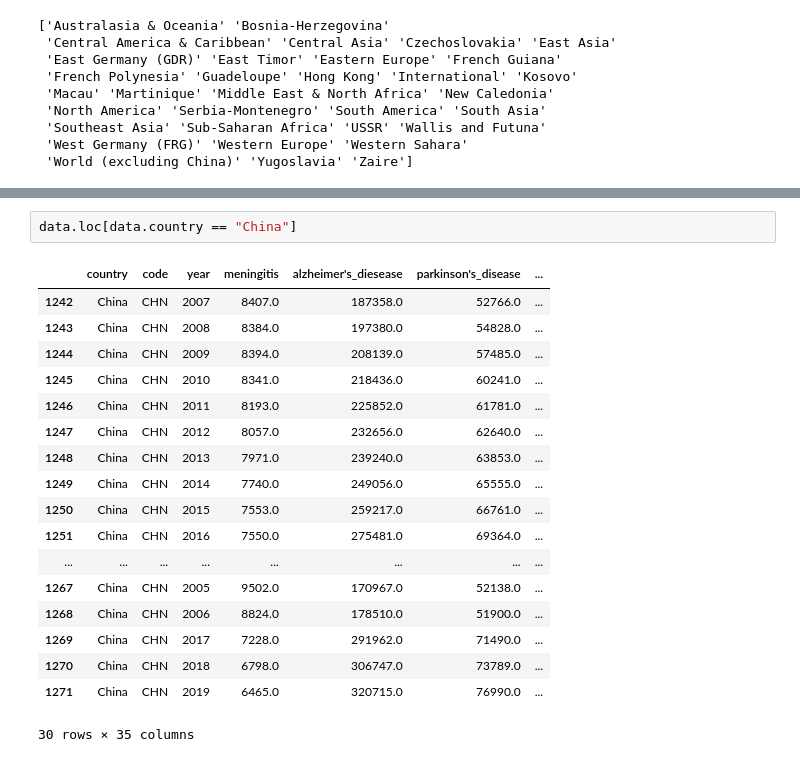
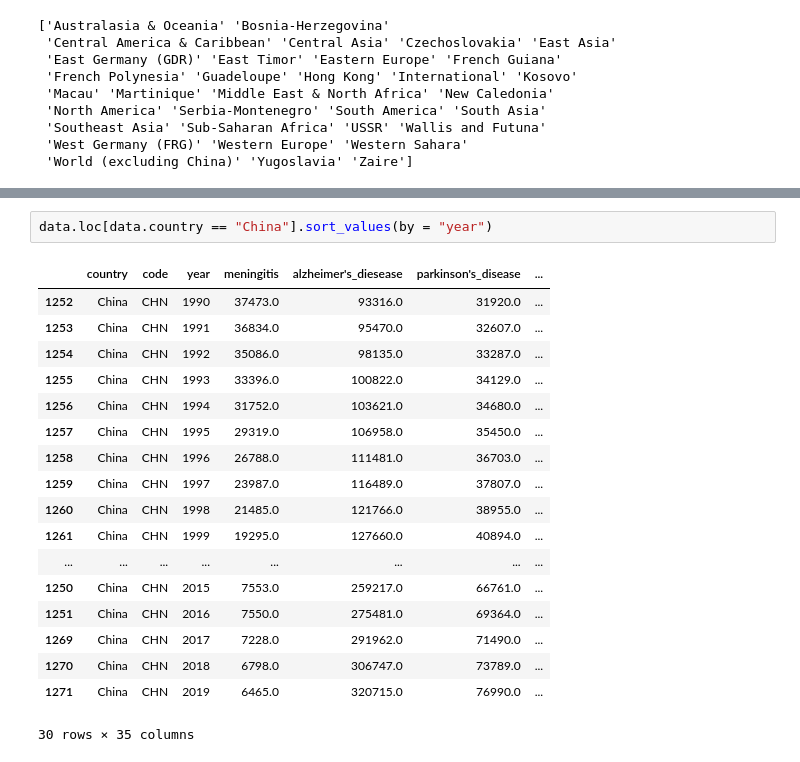
Before and after one commit to phbonamin/Analise_de_Mortalidade_Mundial-1990-2019-, a Jupyter notebook: Analise_de_Mortalidade_Mundial(1990-2019).ipynb, the cells around one changed output, grey strips where cells are left out. Cells and saved outputs as stored; diff of their text form.

```diff
--- a/Analise_de_Mortalidade_Mundial(1990-2019).ipynb
+++ b/Analise_de_Mortalidade_Mundial(1990-2019).ipynb
@@ -145,22 +147,22 @@ data.loc[data.country == "Hong Kong"]
 | 2758 | Hong Kong | HKG | 2008 | NaN | NaN | NaN | ... |
 10 rows × 35 columns
 # %%
-data.loc[data.country == "China"]
+data.loc[data.country == "China"].sort_values(by = "year")
 # %% [output]
 |  | country | code | year | meningitis | alzheimer's_diesease | parkinson's_disease | ... |
-| 1242 | China | CHN | 2007 | 8407.0 | 187358.0 | 52766.0 | ... |
-| 1243 | China | CHN | 2008 | 8384.0 | 197380.0 | 54828.0 | ... |
-| 1244 | China | CHN | 2009 | 8394.0 | 208139.0 | 57485.0 | ... |
-| 1245 | China | CHN | 2010 | 8341.0 | 218436.0 | 60241.0 | ... |
-| 1246 | China | CHN | 2011 | 8193.0 | 225852.0 | 61781.0 | ... |
-| 1247 | China | CHN | 2012 | 8057.0 | 232656.0 | 62640.0 | ... |
-| 1248 | China | CHN | 2013 | 7971.0 | 239240.0 | 63853.0 | ... |
-| 1249 | China | CHN | 2014 | 7740.0 | 249056.0 | 65555.0 | ... |
+| 1252 | China | CHN | 1990 | 37473.0 | 93316.0 | 31920.0 | ... |
+| 1253 | China | CHN | 1991 | 36834.0 | 95470.0 | 32607.0 | ... |
+| 1254 | China | CHN | 1992 | 35086.0 | 98135.0 | 33287.0 | ... |
+| 1255 | China | CHN | 1993 | 33396.0 | 100822.0 | 34129.0 | ... |
+| 1256 | China | CHN | 1994 | 31752.0 | 103621.0 | 34680.0 | ... |
+| 1257 | China | CHN | 1995 | 29319.0 | 106958.0 | 35450.0 | ... |
+| 1258 | China | CHN | 1996 | 26788.0 | 111481.0 | 36703.0 | ... |
+| 1259 | China | CHN | 1997 | 23987.0 | 116489.0 | 37807.0 | ... |
+| 1260 | China | CHN | 1998 | 21485.0 | 121766.0 | 38955.0 | ... |
+| 1261 | China | CHN | 1999 | 19295.0 | 127660.0 | 40894.0 | ... |
+| ... | ... | ... | ... | ... | ... | ... | ... |
 | 1250 | China | CHN | 2015 | 7553.0 | 259217.0 | 66761.0 | ... |
 | 1251 | China | CHN | 2016 | 7550.0 | 275481.0 | 69364.0 | ... |
-| ... | ... | ... | ... | ... | ... | ... | ... |
-| 1267 | China | CHN | 2005 | 9502.0 | 170967.0 | 52138.0 | ... |
-| 1268 | China | CHN | 2006 | 8824.0 | 178510.0 | 51900.0 | ... |
 | 1269 | China | CHN | 2017 | 7228.0 | 291962.0 | 71490.0 | ... |
 | 1270 | China | CHN | 2018 | 6798.0 | 306747.0 | 73789.0 | ... |
 | 1271 | China | CHN | 2019 | 6465.0 | 320715.0 | 76990.0 | ... |
```
Also changed, not shown: parts of 15 cells of this notebook.
